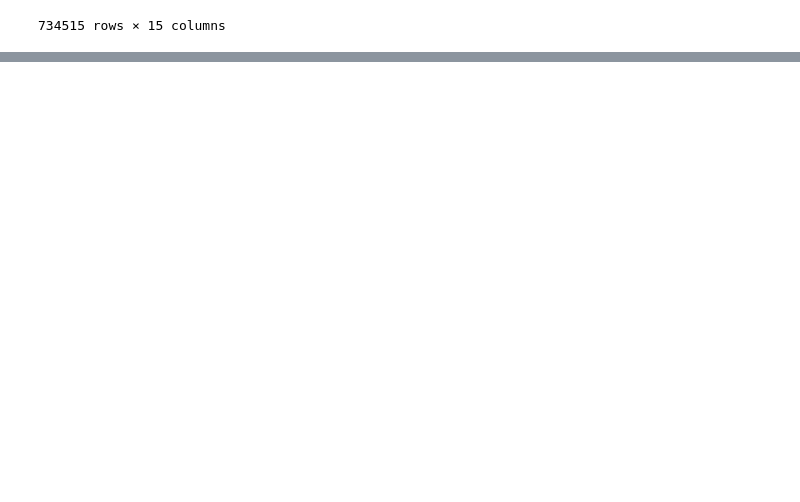
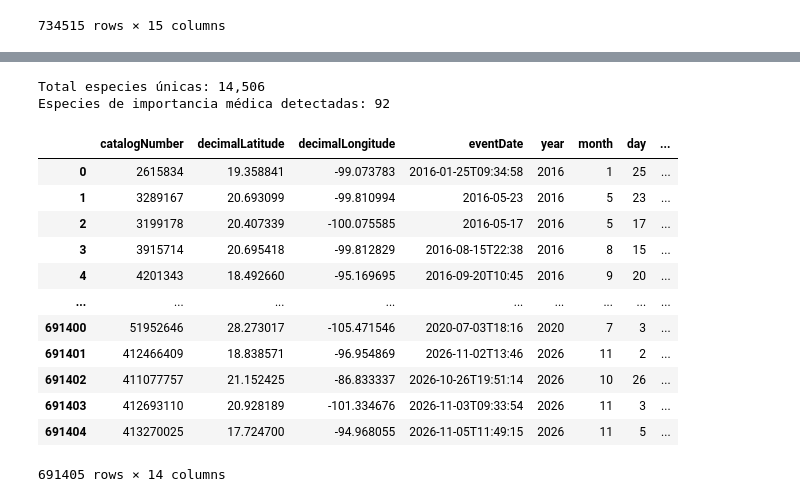
Before and after one commit to Sanchez-Abarca-Bryan-Jair/species-mexico, a Jupyter notebook: Tratamiento.ipynb, the cells around one changed output, grey strips where cells are left out. Saved outputs shown, nothing was run; the diff lists cells and outputs as text; code cells hidden in the pictures; blank space fills up the shorter version.

```diff
--- a/Tratamiento.ipynb
+++ b/Tratamiento.ipynb
@@ -163,0 +164,3 @@ memory usage: 135.1+ MB
+# %%
+df_IM = pd.read_csv('data/importancia_medica.csv', low_memory=False)
+df_IM
@@ -163,0 +275,64 @@ memory usage: 135.1+ MB
+# %%
+
+df_especies = (
+    df_observaciones[["class", "order", "family", "genus", "species"]]
+    .drop_duplicates(subset=["species"])
+    .reset_index(drop=True)
+)
+df_especies["especie_id"] = df_especies.index + 1
+
+# Separar reglas: las que aplican a una especie puntual vs. las que aplican a todo el género
+reglas_especie = df_IM[df_IM["species"].notna()][["species", "nombre_comun", "riesgo_principal"]]
+reglas_genero = df_IM[df_IM["species"].isna()][["genus", "nombre_comun", "riesgo_principal"]]
+
+# 3. Primer cruce: por especie exacta (ej. Aedes aegypti)
+df_especies = df_especies.merge(reglas_especie, on="species", how="left")
+
+# 4. Segundo cruce: por género (ej. Loxosceles, Latrodectus, Centruroides)
+df_especies = df_especies.merge(
+    reglas_genero,
+    on="genus",
+    how="left",
+    suffixes=("", "_gen")
+)
+
+# Combinar resultados (prioridad a la coincidencia por especie; si es nulo, toma la de género)
+df_especies["nombre_comun"] = df_especies["nombre_comun"].combine_first(df_especies["nombre_comun_gen"])
+df_especies["riesgo_principal"] = df_especies["riesgo_principal"].combine_first(df_especies["riesgo_principal_gen"])
+df_especies = df_especies.drop(columns=["nombre_comun_gen", "riesgo_principal_gen"])
+
+# 5. Crear la bandera booleana para Neon
+df_especies["es_importancia_medica"] = df_especies["riesgo_principal"].notna()
+
+# (Opcional) Inicializar bandera de invasoras si aún no la cruzas
+df_especies["es_invasora"] = False
+
+# 6. Regresar solo el 'especie_id' a df_observaciones y borrar columnas de texto repetidas
+df_observaciones = df_observaciones.merge(
+    df_especies[["species", "especie_id"]],
+    on="species",
+    how="left"
+).drop(columns=["class", "order", "family", "genus", "species"])
+
+# Verificación rápida
+print(f"Total especies únicas: {len(df_especies):,}")
+print(f"Especies de importancia médica detectadas: {df_especies['es_importancia_medica'].sum():,}")
+# %% [output]
+Total especies únicas: 14,506
+Especies de importancia médica detectadas: 92
+# %%
+df_observaciones
+# %% [output]
+|  | catalogNumber | decimalLatitude | decimalLongitude | eventDate | year | month | day | ... |
+| 0 | 2615834 | 19.358841 | -99.073783 | 2016-01-25T09:34:58 | 2016 | 1 | 25 | ... |
+| 1 | 3289167 | 20.693099 | -99.810994 | 2016-05-23 | 2016 | 5 | 23 | ... |
+| 2 | 3199178 | 20.407339 | -100.075585 | 2016-05-17 | 2016 | 5 | 17 | ... |
+| 3 | 3915714 | 20.695418 | -99.812829 | 2016-08-15T22:38 | 2016 | 8 | 15 | ... |
+| 4 | 4201343 | 18.492660 | -95.169695 | 2016-09-20T10:45 | 2016 | 9 | 20 | ... |
+| ... | ... | ... | ... | ... | ... | ... | ... | ... |
+| 691400 | 51952646 | 28.273017 | -105.471546 | 2020-07-03T18:16 | 2020 | 7 | 3 | ... |
+| 691401 | 412466409 | 18.838571 | -96.954869 | 2026-11-02T13:46 | 2026 | 11 | 2 | ... |
+| 691402 | 411077757 | 21.152425 | -86.833337 | 2026-10-26T19:51:14 | 2026 | 10 | 26 | ... |
+| 691403 | 412693110 | 20.928189 | -101.334676 | 2026-11-03T09:33:54 | 2026 | 11 | 3 | ... |
+| 691404 | 413270025 | 17.724700 | -94.968055 | 2026-11-05T11:49:15 | 2026 | 11 | 5 | ... |
+691405 rows × 14 columns
```
Also changed, not shown: parts of 9 cells of this notebook.
